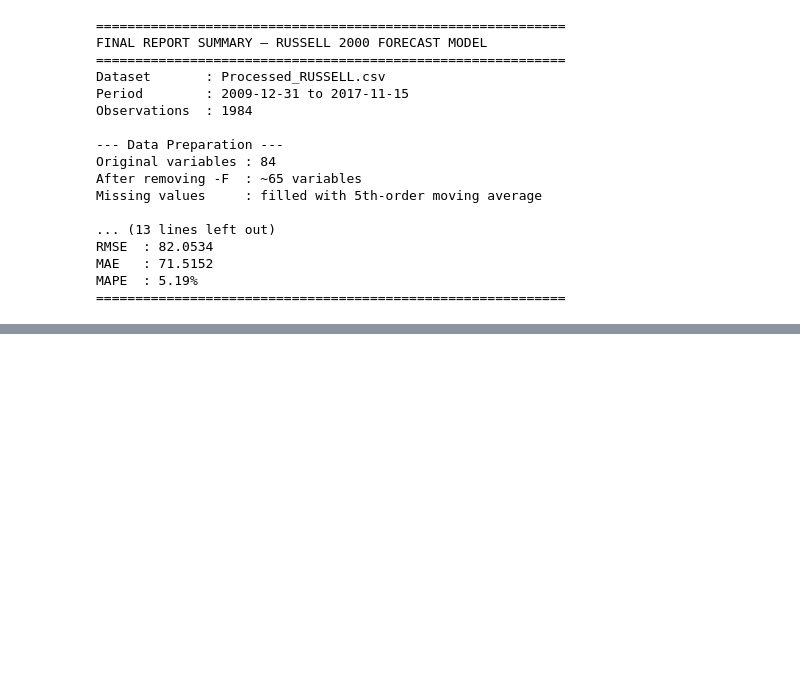
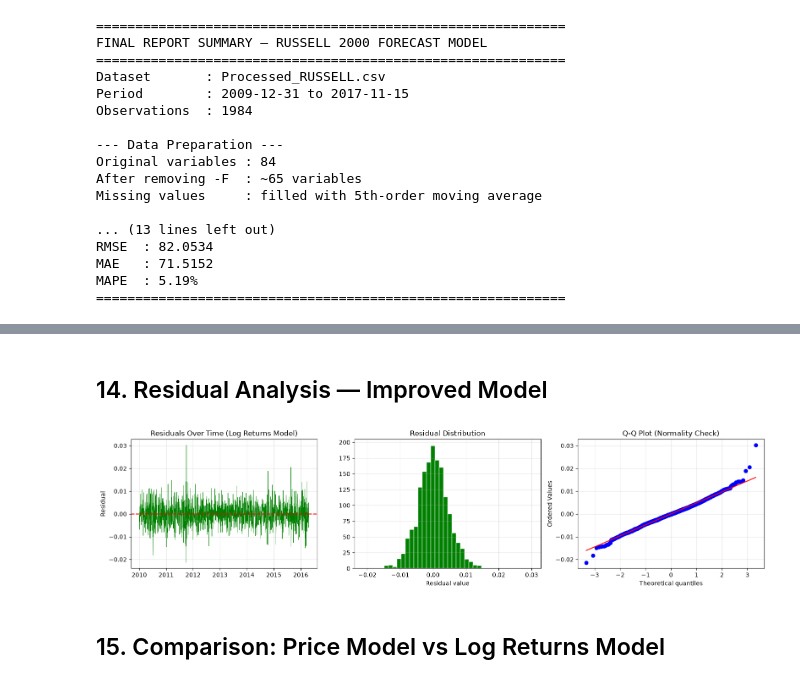
Before and after one commit to MAWOW1000/russell-project, a Jupyter notebook: notebooks/03_model.ipynb, the cells around one changed output, grey strips where cells are left out. Cells and saved outputs as stored; diff of their text form; code cells hidden in the pictures; blank space fills up the shorter version.

```diff
--- a/notebooks/03_model.ipynb
+++ b/notebooks/03_model.ipynb
@@ -253,0 +487,30 @@ MAPE  : 5.19%
+# %% [markdown]
+## 14. Residual Analysis — Improved Model
+# %%
+import scipy.stats as stats
+
+residuals2 = model2.resid
+
+fig, axes = plt.subplots(1, 3, figsize=(16, 4))
+
+axes[0].plot(residuals2.index, residuals2, color='green', linewidth=0.5)
+axes[0].axhline(0, color='red', linestyle='--')
+axes[0].set_title('Residuals Over Time (Log Returns Model)')
+axes[0].set_ylabel('Residual')
+axes[0].grid(True, alpha=0.3)
+
+axes[1].hist(residuals2, bins=40, color='green', edgecolor='white')
+axes[1].set_title('Residual Distribution')
+axes[1].set_xlabel('Residual value')
+axes[1].grid(True, alpha=0.3)
+
+stats.probplot(residuals2, dist='norm', plot=axes[2])
+axes[2].set_title('Q-Q Plot (Normality Check)')
+axes[2].grid(True, alpha=0.3)
+
+plt.tight_layout()
+plt.show()
+# %% [output]
+[figure, added]
+# %% [markdown]
+## 15. Comparison: Price Model vs Log Returns Model
```
Also changed, not shown: parts of 15 cells of this notebook, 3 other files.
